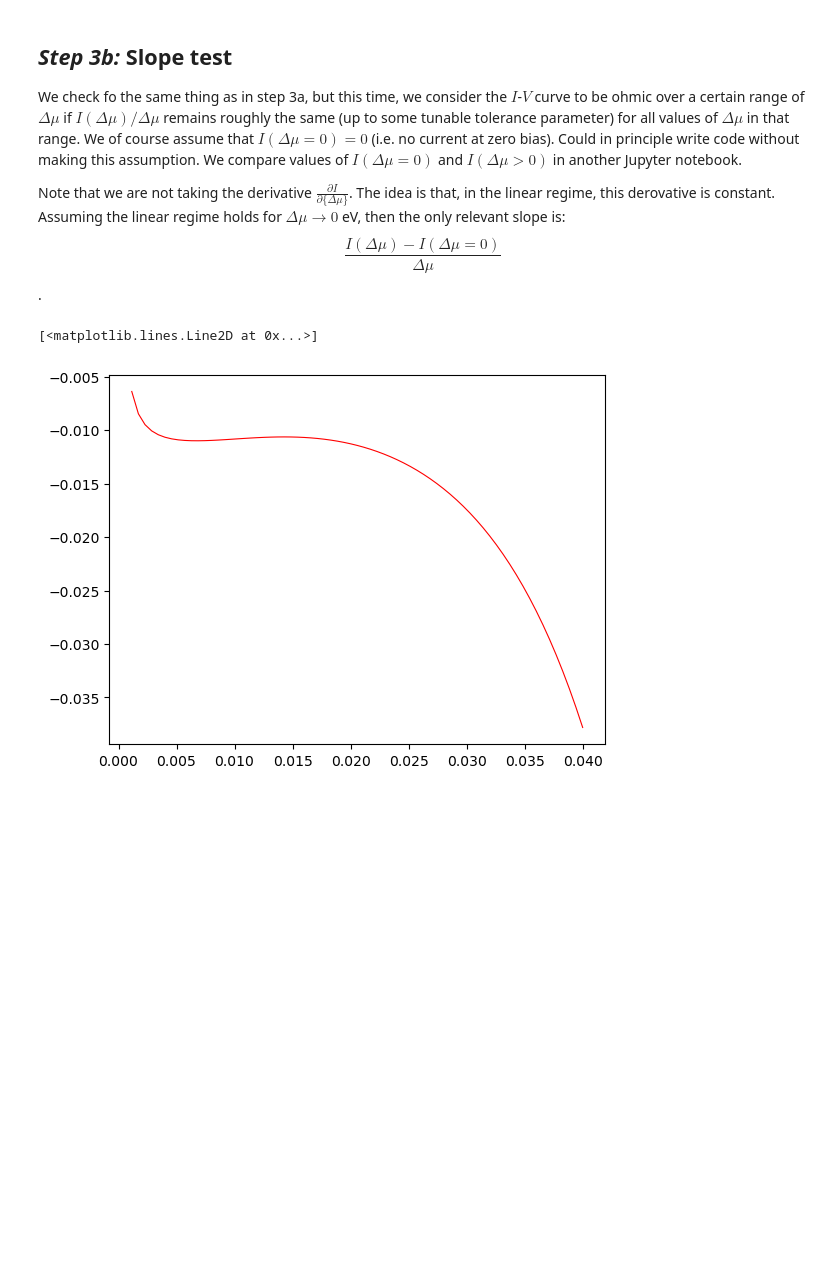
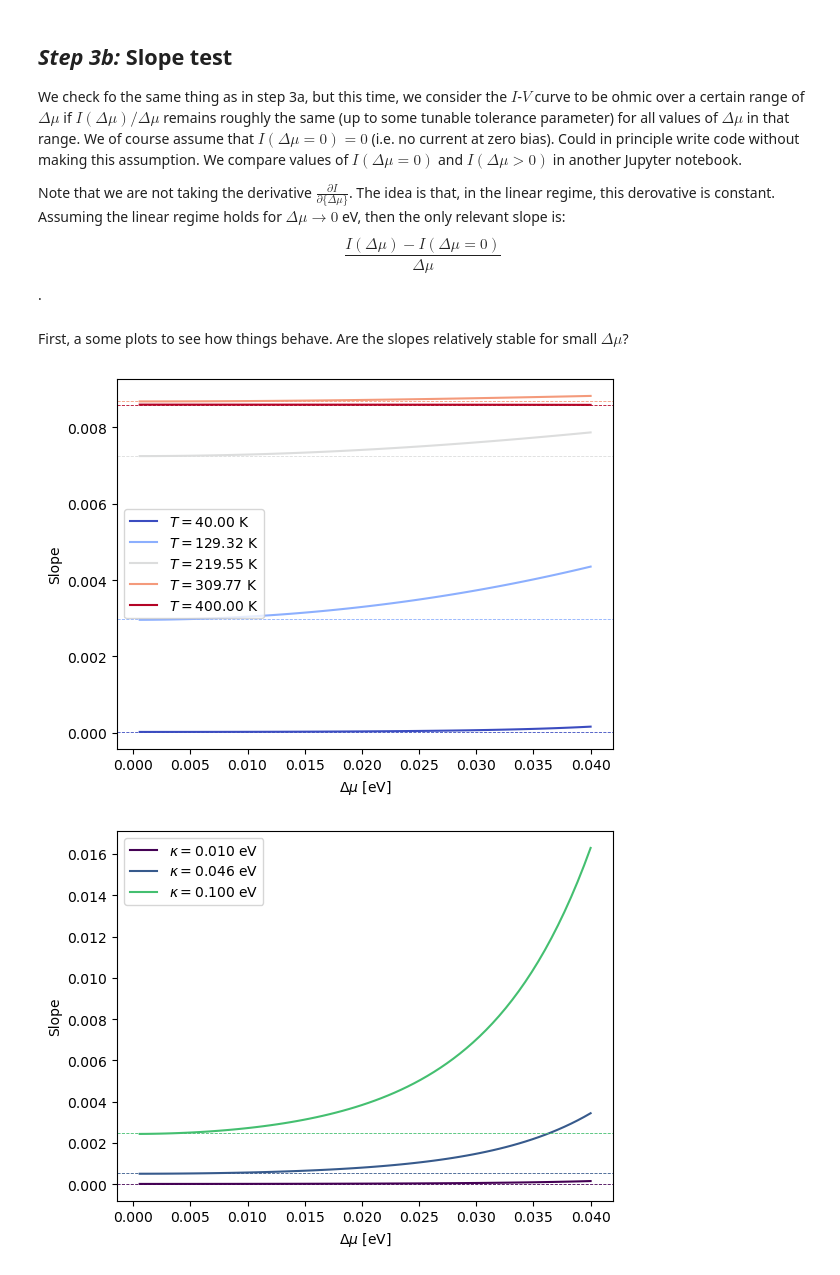
Before and after one commit to ngastellu/spin_boson_2lvl_current, a Jupyter notebook: get_ohmic_regimes.ipynb, the cells around one changed output. Saved outputs shown, nothing was run; the diff lists cells and outputs as text; code cells hidden in the pictures; blank space fills up the shorter version.

```diff
--- a/get_ohmic_regimes.ipynb
+++ b/get_ohmic_regimes.ipynb
@@ -103,7 +103,7 @@ We deem: $r^2 > 0.99\implies$ ohmic regime.
 # %%
 # We focus only on postive bias (ie V > 0).
 
-pos_inds = (dmu_grid > 0).nonzero()[0]
+pos_inds = (dmu_grid >= 0).nonzero()[0]
 dmu_grid = dmu_grid[pos_inds]
 I = I[:,:,:,pos_inds]
 
@@ -112,7 +112,7 @@ dmu_ind = 2
 
 while all_ohmic and (dmu_ind < dmu_grid.size):
     print('\n')
-    *_, rvals = tensor_linregress(dmu_grid[:dmu_ind],I[:,:,:,:dmu_ind])
+    a_fit, _ , rvals = tensor_linregress(dmu_grid[:dmu_ind],I[:,:,:,:dmu_ind])
     ohm_bools = (rvals**2 >= 0.985)
     print('Worst linear fit rval = ', np.min(rvals))
     minds = np.unravel_index(np.argmin(rvals), rvals.shape)
@@ -154,21 +154,55 @@ We of course assume that $I(\Delta\mu = 0) = 0$ (i.e. no current at zero bias).
 
 Note that we are not taking the derivative $\frac{\partial I}{\partial\{\Delta\mu\}}$. The idea is that, in the linear regime,
 this derovative is constant. Assuming the linear regime holds for $\Delta\mu\rightarrow 0$ eV, then the only relevant slope is: $$\frac{I(\Delta\mu) - I(\Delta\mu=0)}{\Delta\mu}$$.
-# %%
-I_zero_bias = I[:,:,:,0]
-I_finite_bias = I[:,:,:,1:]
-
-# Slopes of I-V curve
-slopes = (I_finite_bias - I_zero_bias[:,:,:,None])/dmu_grid[None,None,None,1:]
-
-deriv2 = (slopes[1:] - slopes[:-1]) / (dmu_grid[1:] - dmu_grid[:-1])
-
-eps_slope = 1e-10 #tolerance of deviations
-
-tcm = plt_utils.get_cm(temp_grid,'coolwarm',max_val=1.0)
-dmucm = plt_utils.get_cm(temp_grid,'inferno')
-w0cm = plt_utils.get_cm(w0_grid,'plasma')
-kcm = plt_utils.get_cm(kappa_grid,'viridis')
-# %% [output]
-[<matplotlib.lines.Line2D at 0x...>]
-[figure, removed]
+# %% [markdown]
+First, a some plots to see how things behave. Are the slopes relatively stable for small $\Delta\mu$?
+# %%
+I_zero_bias = I[:,:,:,0]
+I_finite_bias = I[:,:,:,1:]
+
+# Slopes of I-V curve
+slopes = (I_finite_bias - I_zero_bias[:,:,:,None])/dmu_grid[None,None,None,1:]
+
+deriv2 = (slopes[:,:,:,1:] - slopes[:,:,:,:-1]) / (dmu_grid[2:] - dmu_grid[1:-1])
+
+tcm = plt_utils.get_cm(temp_grid,'coolwarm',max_val=1.0)
+w0cm = plt_utils.get_cm(w0_grid,'plasma')
+kcm = plt_utils.get_cm(kappa_grid,'viridis')
+
+t_inds = [0,99,199,299,399]
+kappa_inds = [0,4,10]
+w0_inds = [0,10,20]
+
+for i in t_inds:
+    #plt.plot(dmu_grid[2:], deriv2[0,0,i,:], c=tcm[i],label='$T = {:6.2f}$ K'.format(temp_grid[i]))
+    plt.plot(dmu_grid[1:], slopes[0,0,i,:], c=tcm[i],label='$T = {:6.2f}$ K'.format(temp_grid[i]))
+    plt.axhline(a_fit[0,0,i],0,1,ls='--',c=tcm[i],lw=0.6)
+plt.xlabel('$\Delta\mu$ [eV]')
+#plt.ylabel('Slope derivative')
+plt.ylabel('Slope')
+plt.legend()
+plt.show()
+
+for i in kappa_inds:
+    #plt.plot(dmu_grid[2:], deriv2[0,i,0,:], c=kcm[i],label='$\kappa = {:5.3f}$ K'.format(kappa_grid[i]))
+    plt.plot(dmu_grid[1:], slopes[0,i,0,:], c=kcm[i],label='$\kappa = {:5.3f}$ eV'.format(kappa_grid[i]))
+    plt.axhline(a_fit[0,i,0],0,1,ls='--',c=kcm[i],lw=0.6)
+plt.xlabel('$\Delta\mu$ [eV]')
+#plt.ylabel('Slope derivative')
+plt.ylabel('Slope')
+plt.legend()
+plt.show()
+
+for i in w0_inds:
+    #plt.plot(dmu_grid[2:], deriv2[i,0,0,:], c=w0cm[i],label='$\omega_0 = {:5.3f}$ K'.format(w0_grid[i]))
+    plt.plot(dmu_grid[1:], slopes[i,0,0,:], c=w0cm[i],label='$\omega_0 = {:5.3f}$ eV'.format(w0_grid[i]))
+    plt.axhline(a_fit[i,0,0],0,1,ls='--',lw=0.6,c=w0cm[i])
+plt.xlabel('$\Delta\mu$ [eV]')
+#plt.ylabel('Slope derivative')
+plt.ylabel('Slope')
+plt.xlim(0,0.007)
+plt.legend()
+plt.show()
+# %% [output]
+[figure, added]
+[figure, added]
```
Also changed, not shown: parts of 4 cells of this notebook, 7 other files.
